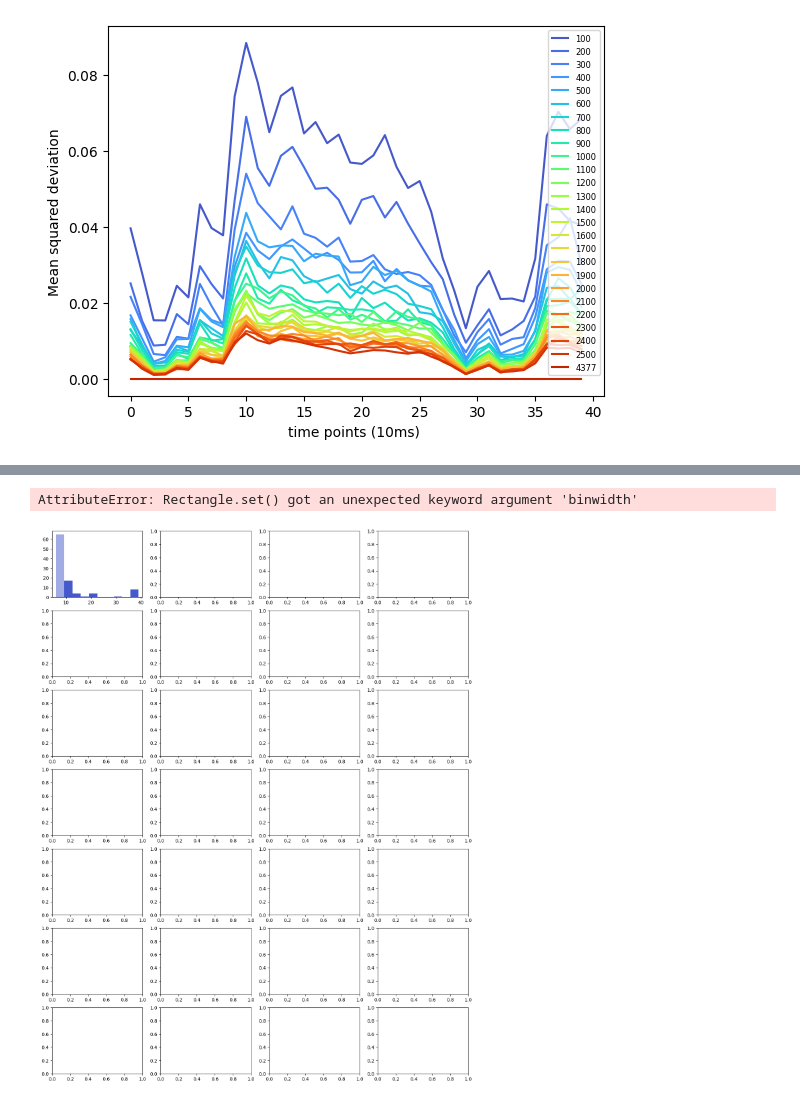
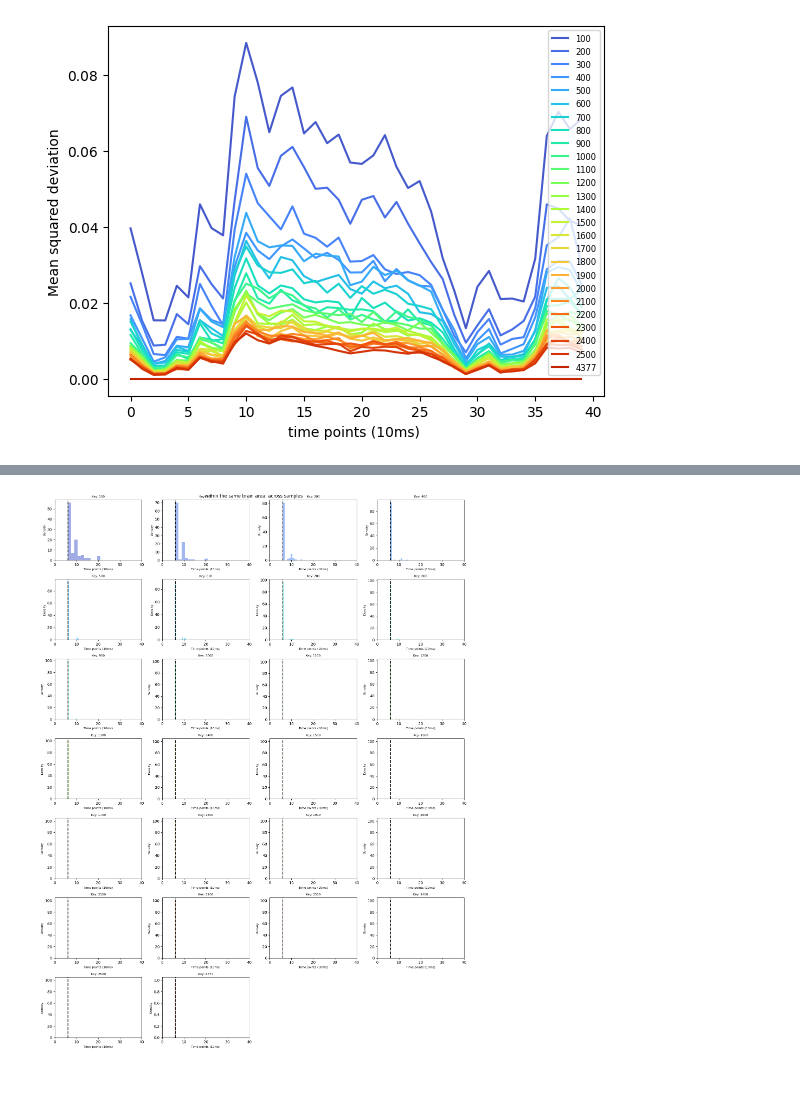
Before and after one commit to TizianoCausin01/temporal_context, a Jupyter notebook: python_scripts/scripts/subsampling_RDMs_stats.ipynb, the cells around one changed output, grey strips where cells are left out. Cells and saved outputs as stored; diff of their text form; code cells hidden in the pictures.

```diff
--- a/python_scripts/scripts/subsampling_RDMs_stats.ipynb
+++ b/python_scripts/scripts/subsampling_RDMs_stats.ipynb
@@ -18,7 +18,7 @@ class Cfg:
     monkey_name: str = 'paul'
     date: str = '230204'
     model_name: str = 'vit_l_16'
-    layer_name: str = 'blocks.0.mlp.fc2'
+    layer_name: str = 'blocks.23.mlp.fc2'
     pkg: str = 'timm'
     img_size: int = 384
     brain_area: str = 'AIT'
@@ -78,16 +74,3 @@ plt.legend(fontsize=6)
 # %% [output]
 <matplotlib.legend.Legend at 0x...>
 [figure]
-# %%
-tot_keys_n = len(iter_dict.keys())
-for idx, k in enumerate(iter_dict.keys()):
-    color = cmap(idx / (tot_keys_n - 1))
-    if k != "4377":
-        peak_latencies = np.argmax(iter_dict[k], axis=1) #*1000/cfg.new_fs
-    else:
-        peak_latencies = np.argmax(iter_dict[k]) #*1000/cfg.new_fs
-    plt.hist(peak_latencies, alpha=.5, color=color, label=k, density=True)
-# plt.plot(np.mean(np.abs(iter_dict[str(100)] - ground_truth), axis=0))
-plt.ylabel("Mean squared deviation")
-plt.xlabel("time points (10ms) ")
-plt.legend(fontsize=6)
@@ -98,36 +78,37 @@ plt.legend(fontsize=6)
 import matplotlib.pyplot as plt
 
 keys = list(iter_dict.keys())
 tot_keys_n = len(keys)
 
 # Determine grid size for subplots (e.g., square-ish layout)
 n_cols = 4
 n_rows = (tot_keys_n + n_cols - 1) // n_cols  # ceil division
 
 fig, axes = plt.subplots(n_rows, n_cols, figsize=(n_cols*4, n_rows*3))
 axes = axes.flatten()  # flatten to easily index
-
+gt_latency = np.argmax(iter_dict[k])
 for idx, k in enumerate(keys):
     ax = axes[idx]
     color = cmap(idx / (tot_keys_n - 1))
 
     if k != "4377":
-        peak_latencies = np.argmax(iter_dict[k], axis=1)
+        peak_latencies = np.argmax(iter_dict[k][:,:30], axis=1)
     else:
         peak_latencies = np.argmax(iter_dict[k])
 
-    ax.hist(peak_latencies, alpha=0.5, color=color, density=False, binwidth=20)
+    ax.hist(peak_latencies, alpha=0.5, color=color, density=False)
+    ax.axvline(x=gt_latency, color='k', linestyle='--', linewidth=2)
     ax.set_title(f"Key: {k}", fontsize=8)
 
     ax.set_xlabel("Time points (10ms)", fontsize=8)
     ax.set_ylabel("Density", fontsize=8)
     ax.set_xlim(0, 40)
+
+fig.suptitle("within the same brain area, across samples")
 # Turn off unused subplots (if any)
 for i in range(tot_keys_n, len(axes)):
     fig.delaxes(axes[i])
-
 plt.tight_layout()
 plt.show()
 # %% [output]
-AttributeError: Rectangle.set() got an unexpected keyword argument 'binwidth'
-[figure, old version]
+[figure, new version]
```
Also changed, not shown: parts of 4 cells of this notebook.
